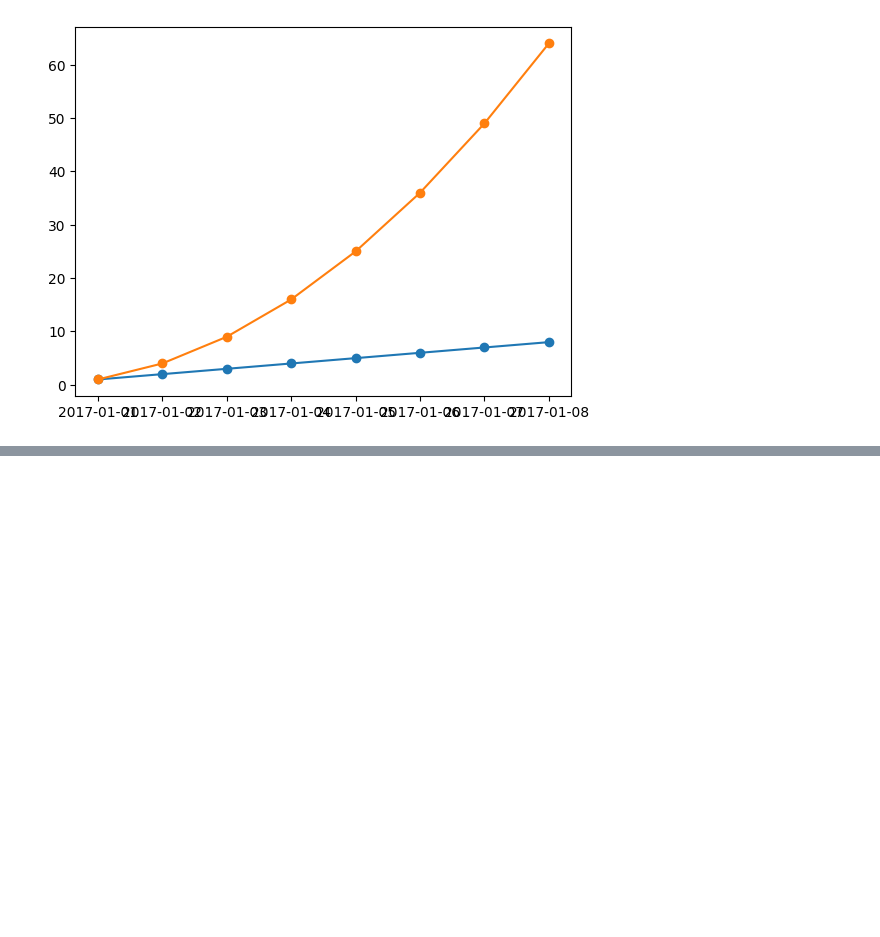
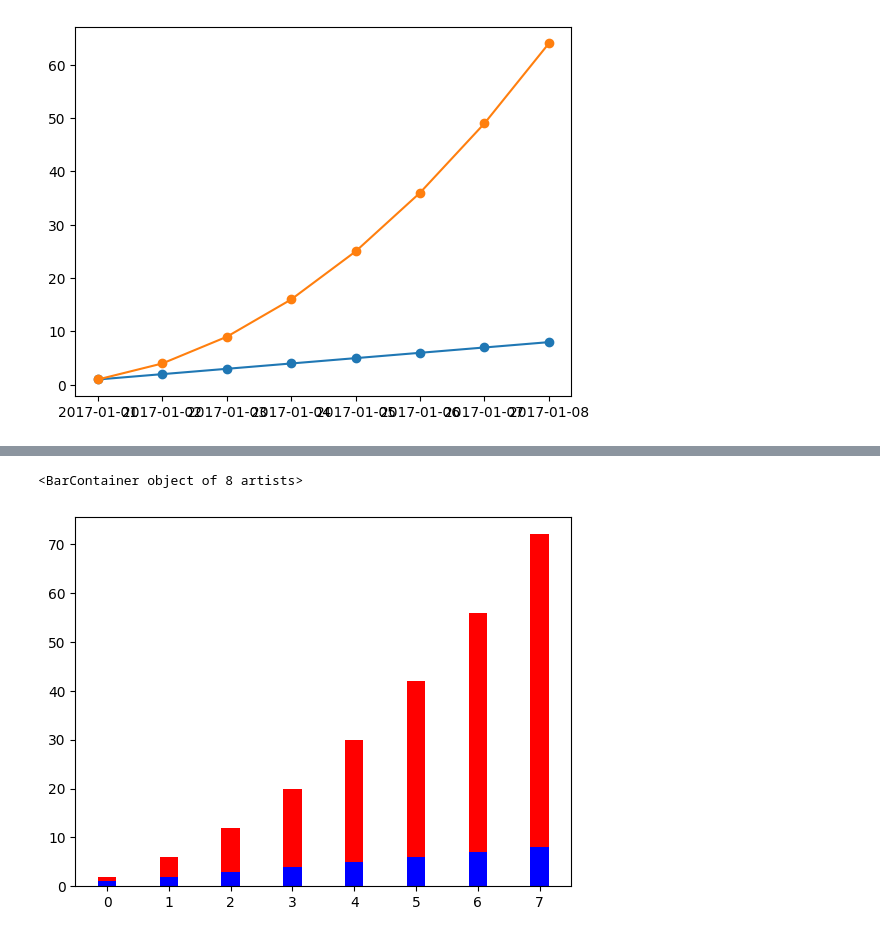
Before and after one commit to mohamaddibai/Coursera, a Jupyter notebook: Plotting-1.ipynb, the cells around one changed output, grey strips where cells are left out. Cells and saved outputs as stored; diff of their text form; code cells hidden in the pictures; blank space fills up the shorter version.

```diff
--- a/Plotting-1.ipynb
+++ b/Plotting-1.ipynb
@@ -321,0 +368,9 @@ plt.plot(observation_dates, linear_data, '-o',  observation_dates, exponential_d
+# %%
+# All wee need to do here is to set the bottom parameter of the second barchart
+# to be the linear data heights
+xvals = range(len(linear_data))
+plt.bar(xvals, linear_data, width = 0.3, color='b')
+plt.bar(xvals, exponential_data, width = 0.3, bottom=linear_data, color='r')
+# %% [output]
+<BarContainer object of 8 artists>
+[figure, added]
```
Also changed, not shown: parts of 74 cells of this notebook, 7 other files.
